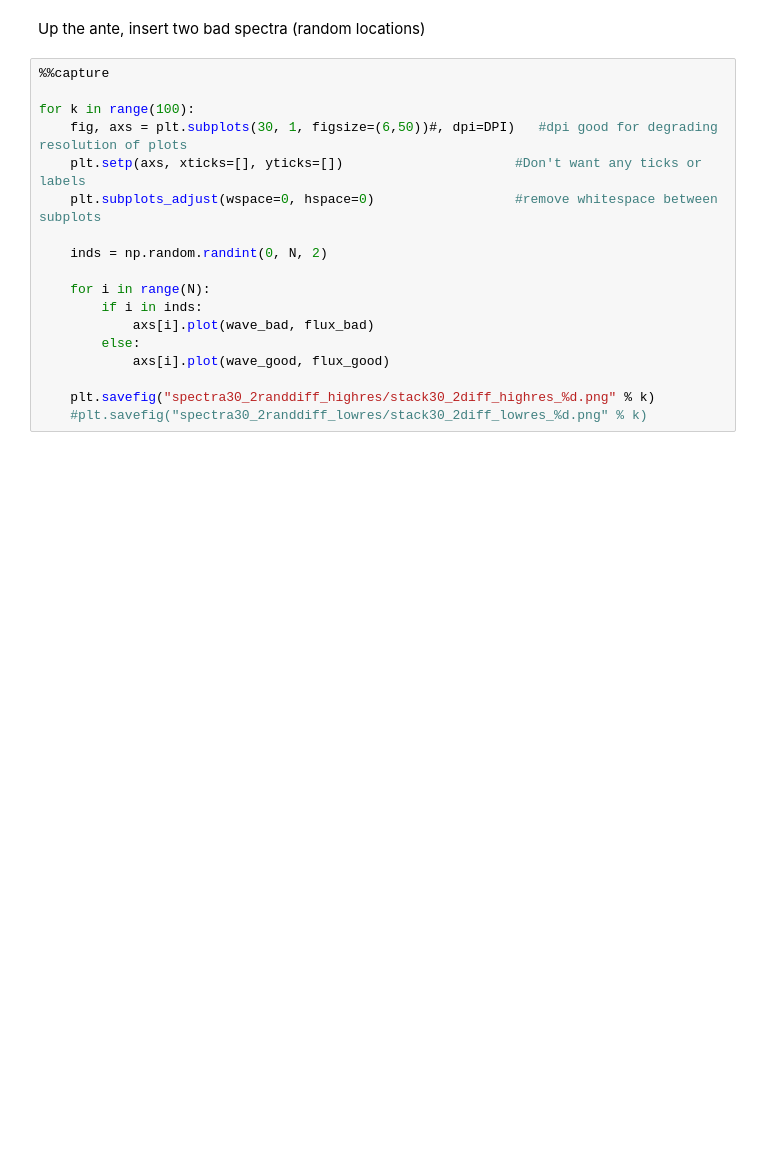
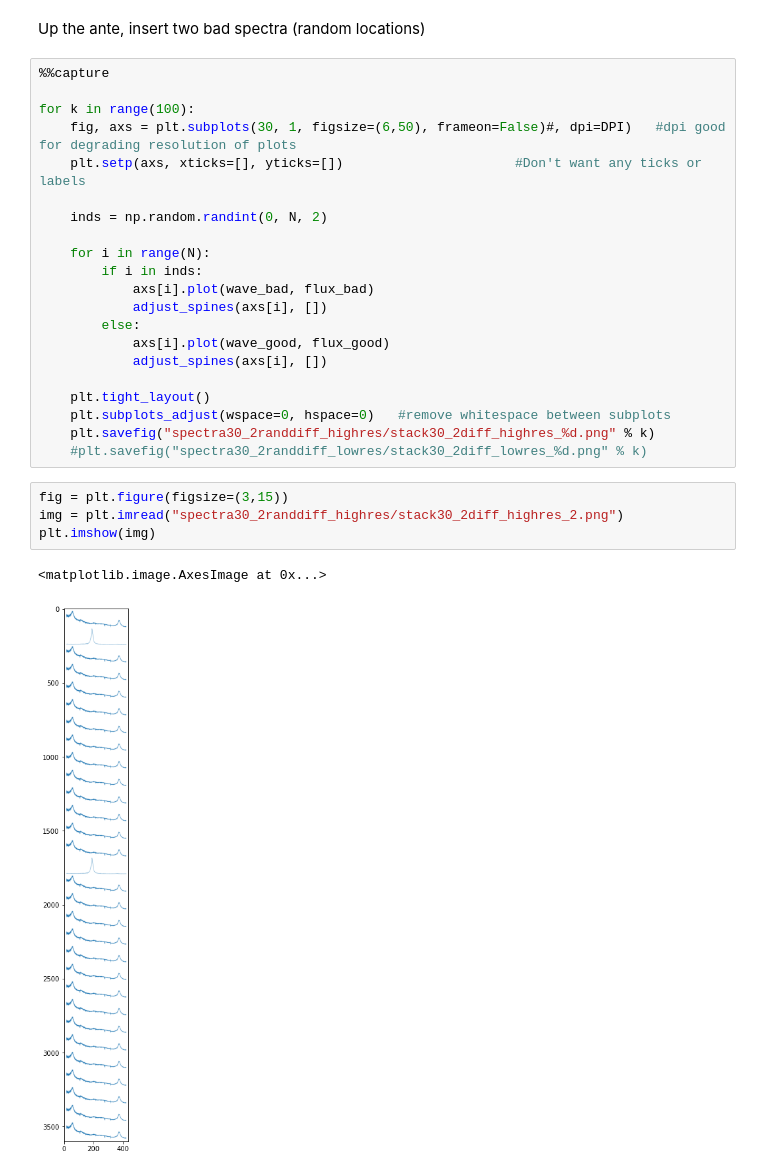
Before and after one commit to trevormccaffrey/DR16_redshifts, a Jupyter notebook: plot_z1p1_to_z1p2.ipynb, the cells around one changed output. Cells and saved outputs as stored; diff of their text form; blank space fills up the shorter version.

```diff
--- a/plot_z1p1_to_z1p2.ipynb
+++ b/plot_z1p1_to_z1p2.ipynb
@@ -420,17 +506,27 @@ Up the ante, insert two bad spectra (random locations)
 %%capture
 
 for k in range(100):
-    fig, axs = plt.subplots(30, 1, figsize=(6,50))#, dpi=DPI)   #dpi good for degrading resolution of plots
+    fig, axs = plt.subplots(30, 1, figsize=(6,50), frameon=False)#, dpi=DPI)   #dpi good for degrading resolution of plots
     plt.setp(axs, xticks=[], yticks=[])                      #Don't want any ticks or labels
-    plt.subplots_adjust(wspace=0, hspace=0)                  #remove whitespace between subplots
 
     inds = np.random.randint(0, N, 2)
 
     for i in range(N):
         if i in inds:
             axs[i].plot(wave_bad, flux_bad)
+            adjust_spines(axs[i], [])
         else:
             axs[i].plot(wave_good, flux_good)
+            adjust_spines(axs[i], [])
 
+    plt.tight_layout()
+    plt.subplots_adjust(wspace=0, hspace=0)   #remove whitespace between subplots
     plt.savefig("spectra30_2randdiff_highres/stack30_2diff_highres_%d.png" % k)
     #plt.savefig("spectra30_2randdiff_lowres/stack30_2diff_lowres_%d.png" % k)
+# %%
+fig = plt.figure(figsize=(3,15))
+img = plt.imread("spectra30_2randdiff_highres/stack30_2diff_highres_2.png")
+plt.imshow(img)
+# %% [output]
+<matplotlib.image.AxesImage at 0x...>
+[figure, added]
```
Also changed, not shown: parts of 10 cells of this notebook.
